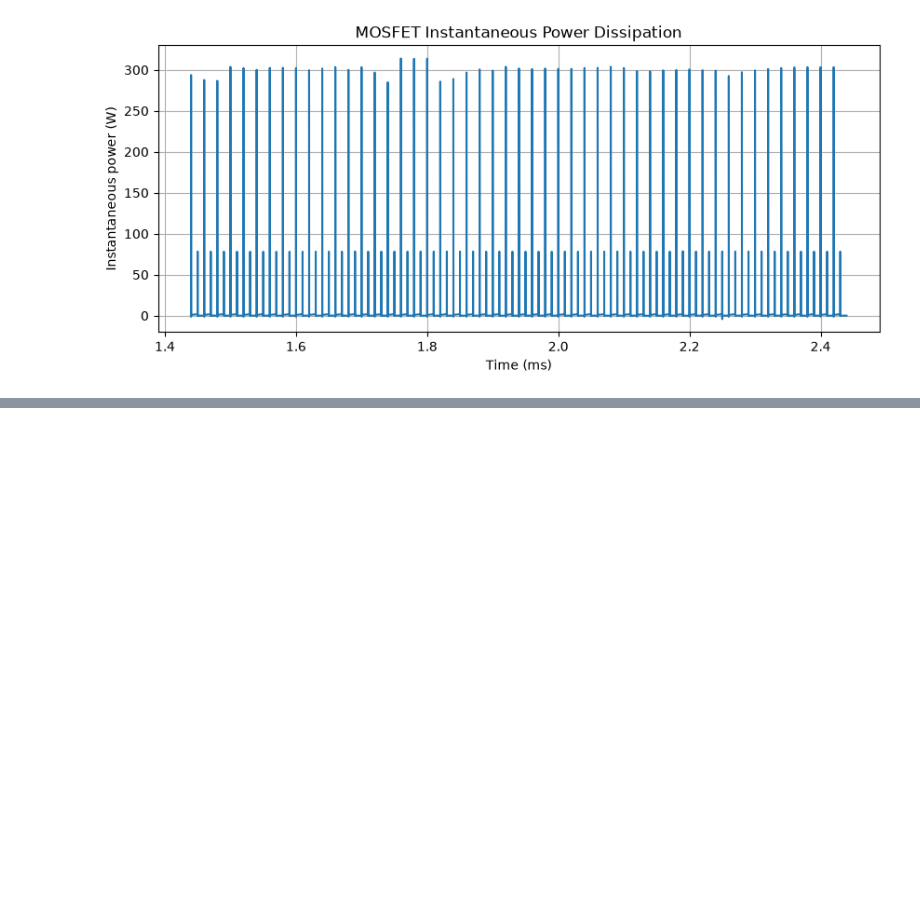
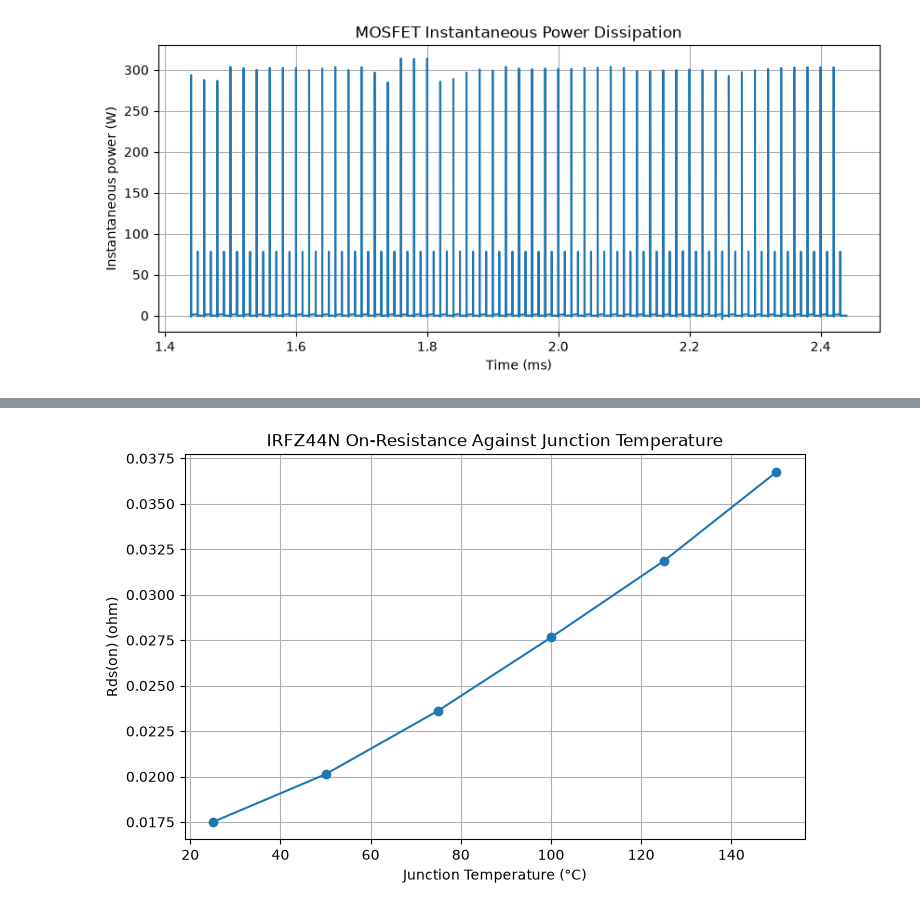
Before and after one commit to jaeheewritescode/mosfet-thermal-simulation, a Jupyter notebook: electrical-model/notebook/mosfet_loss_calculation.ipynb, the cells around one changed output, grey strips where cells are left out. Drawn from its saved outputs; the diff is of its cells as text; code cells hidden in the pictures; blank space fills up the shorter version.

```diff
--- a/electrical-model/notebook/mosfet_loss_calculation.ipynb
+++ b/electrical-model/notebook/mosfet_loss_calculation.ipynb
@@ -229,0 +376,30 @@ Therefore, the **0.731 W LTspice result is reasonable for the simulated circuit*
+# %%
+import pandas as pd
+import numpy as np
+import matplotlib.pyplot as plt
+
+# Datasheet maximum Rds(on) at 25°C
+rds_on_25 = 0.0175
+
+# Approximate values read from the datasheet normalised curve
+temperatures = np.array([25, 50, 75, 100, 125, 150])
+
+normalised_factors = np.array([
+    1.00,
+    1.15,
+    1.35,
+    1.58,
+    1.82,
+    2.10,
+])
+
+temperature_results = pd.DataFrame({
+    "Junction temperature (°C)": temperatures,
+    "Normalised Rds(on)": normalised_factors
+})
+
+temperature_results["Rds(on) (ohm)"] = (
+    rds_on_25 * temperature_results["Normalised Rds(on)"]
+)
+
+temperature_results.round(5)
@@ -229,0 +414,17 @@ Therefore, the **0.731 W LTspice result is reasonable for the simulated circuit*
+# %%
+plt.figure(figsize=(8, 5))
+
+plt.plot(
+    temperature_results["Junction temperature (°C)"],
+    temperature_results["Rds(on) (ohm)"],
+    marker="o"
+)
+
+plt.xlabel("Junction Temperature (°C)")
+plt.ylabel("Rds(on) (ohm)")
+plt.title("IRFZ44N On-Resistance Against Junction Temperature")
+plt.grid()
+
+plt.show()
+# %% [output]
+[figure, added]
```
Also changed, not shown: parts of 25 cells of this notebook, 3 other files.
